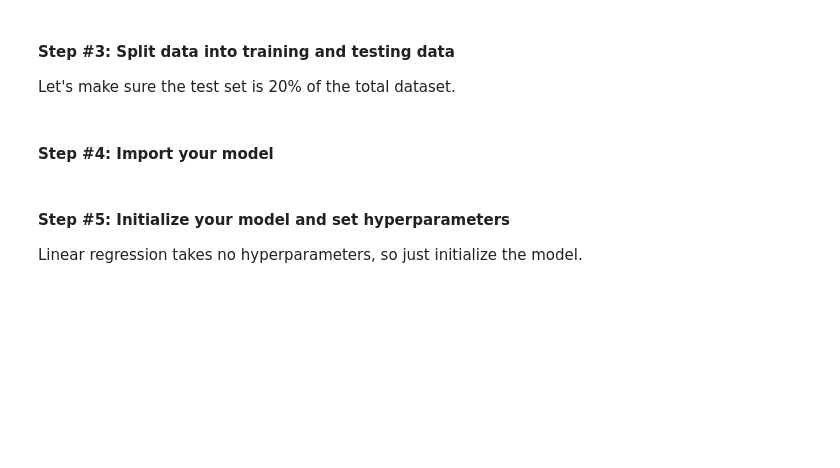
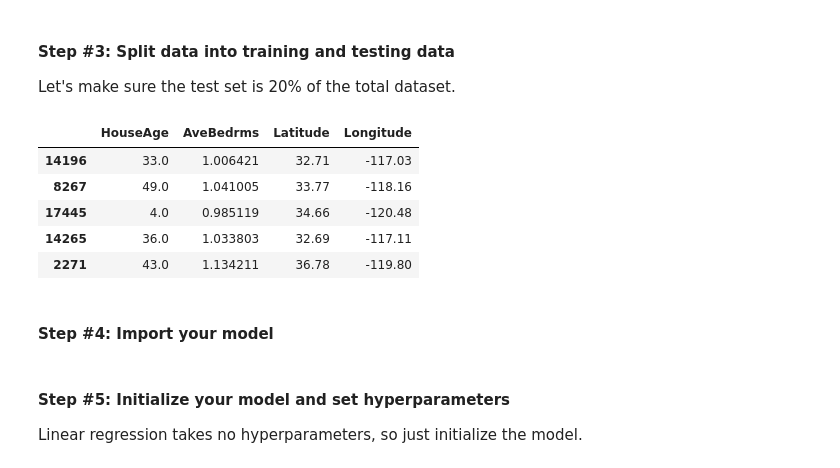
Before and after one commit to shohd614/-notebook, a Jupyter notebook: DSRP_Day_7_Lab_Notebook_[STUDENT].ipynb, the cells around one changed output. Drawn from its saved outputs; the diff is of its cells as text; code cells hidden in the pictures; blank space fills up the shorter version.

```diff
--- a/DSRP_Day_7_Lab_Notebook_[STUDENT].ipynb
+++ b/DSRP_Day_7_Lab_Notebook_[STUDENT].ipynb
@@ -116,2 +142,2 @@ And the following label: `TARGET`.
 # %%
-features = df[[# COMPLETE THIS CODE
+label = df_house[['TARGET']]# COMPLETE THIS CODE
@@ -120,11 +144,17 @@ SyntaxError: incomplete input (<ipython-input-3-99e552a29da4>, line 1)
-# %%
-label = df[# COMPLETE THIS CODE
 # %% [markdown]
 #### **Step #3: Split data into training and testing data**
 
 Let's make sure the test set is 20% of the total dataset.
 # %%
-X_train, X_test, y_train, y_test = model_selection.train_test_split(# COMPLETE THIS CODE
+X_train, X_test, y_train, y_test = model_selection.train_test_split(features, label, test_size = .2, random_state= 42)
+X_train.head()# COMPLETE THIS CODE
+# %% [output]
+|  | HouseAge | AveBedrms | Latitude | Longitude |
+| 14196 | 33.0 | 1.006421 | 32.71 | -117.03 |
+| 8267 | 49.0 | 1.041005 | 33.77 | -118.16 |
+| 17445 | 4.0 | 0.985119 | 34.66 | -120.48 |
+| 14265 | 36.0 | 1.033803 | 32.69 | -117.11 |
+| 2271 | 43.0 | 1.134211 | 36.78 | -119.80 |
 # %% [markdown]
 #### **Step #4: Import your model**
 # %%
```
Also changed, not shown: parts of 18 cells of this notebook.
